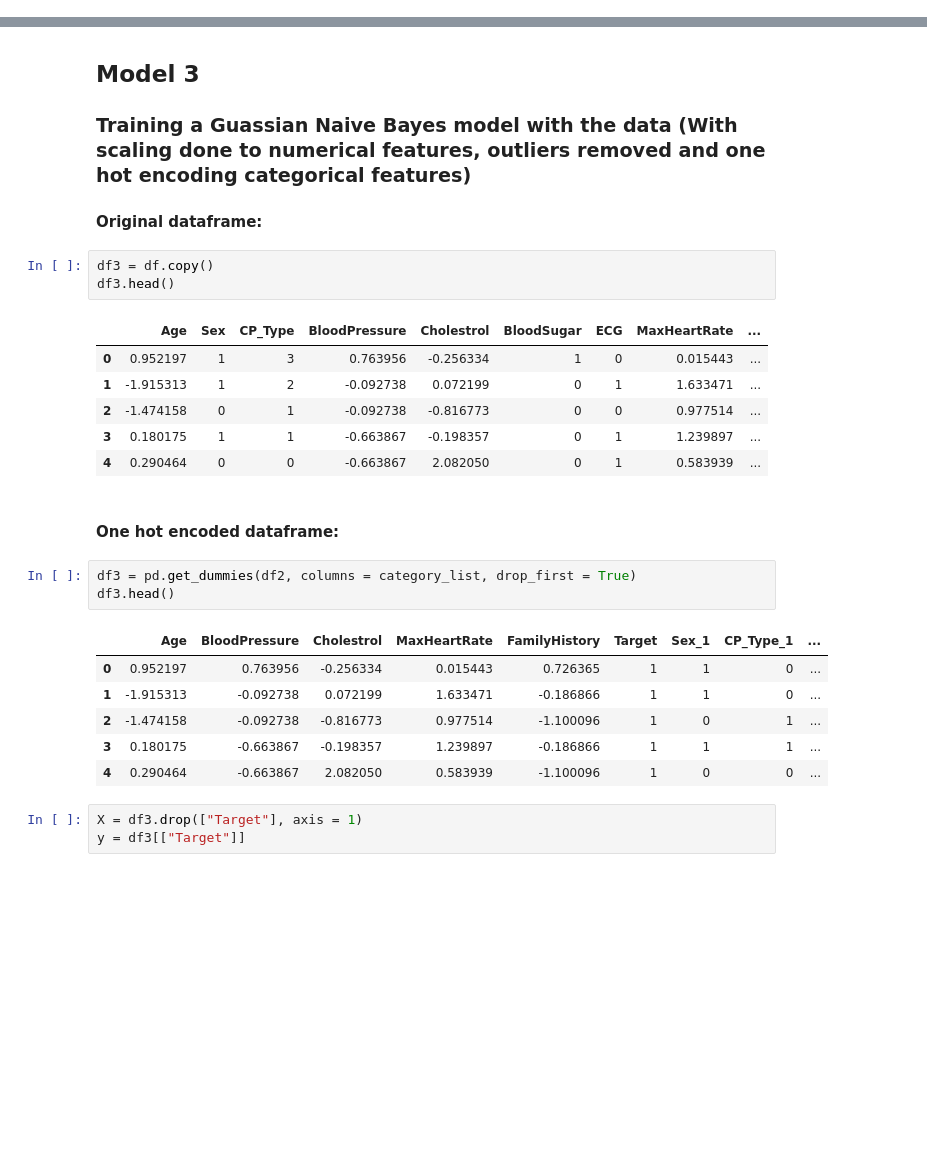
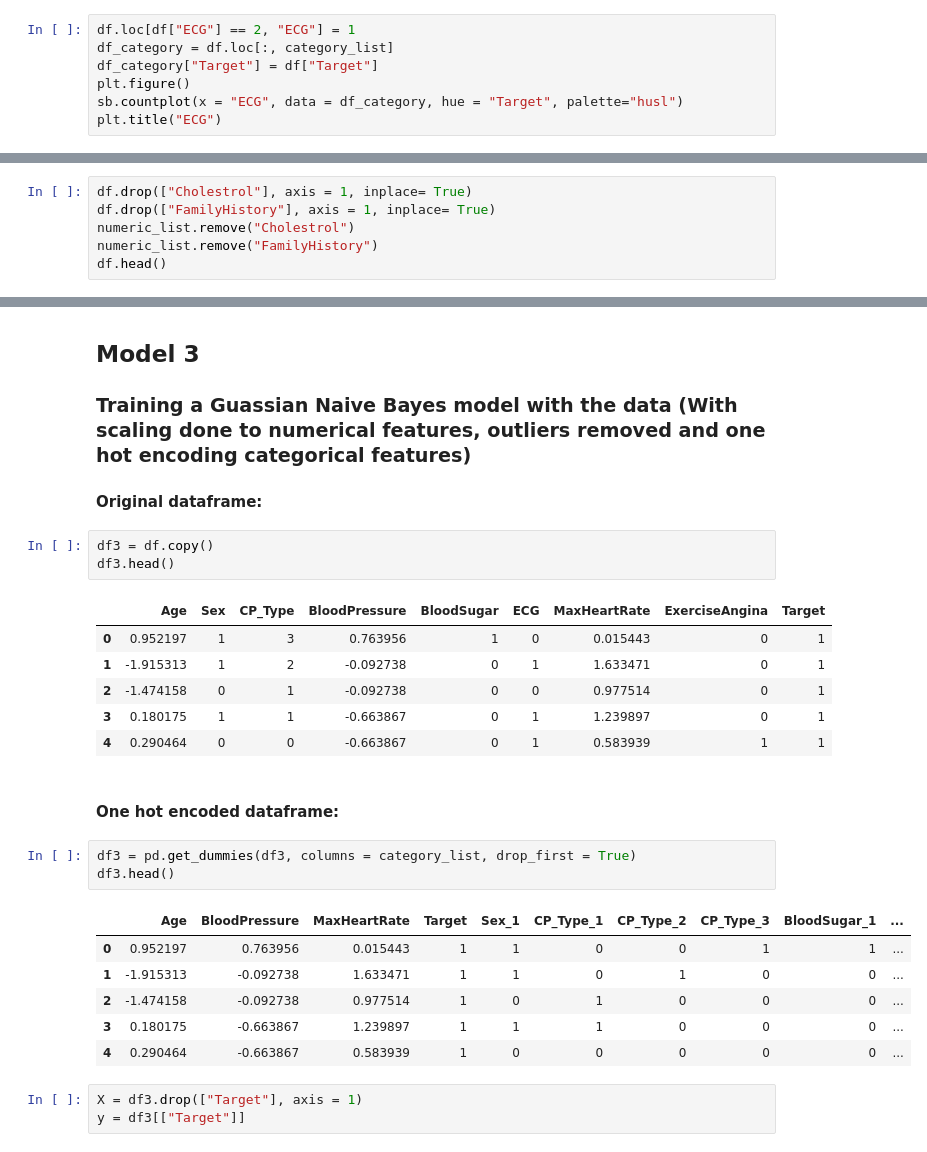
Before and after one commit to Akhilsudh/BITS-Assignment, a Jupyter notebook: Semester 2/Applied Machine Learning/2021MT12054_Akhil_S.ipynb, the cells around one changed output, grey strips where cells are left out. Cells and saved outputs as stored; diff of their text form; blank space fills up the shorter version.

```diff
--- a/Semester 2/Applied Machine Learning/2021MT12054_Akhil_S.ipynb
+++ b/Semester 2/Applied Machine Learning/2021MT12054_Akhil_S.ipynb
@@ -189,0 +208,7 @@ We see that there is less data for some categorical values (Like for ECG=2 and B
+# %%
+df.loc[df["ECG"] == 2, "ECG"] = 1
+df_category = df.loc[:, category_list]
+df_category["Target"] = df["Target"]
+plt.figure()
+sb.countplot(x = "ECG", data = df_category, hue = "Target", palette="husl")
+plt.title("ECG")
@@ -189,0 +274,6 @@ We see that there is less data for some categorical values (Like for ECG=2 and B
+# %%
+df.drop(["Cholestrol"], axis = 1, inplace= True)
+df.drop(["FamilyHistory"], axis = 1, inplace= True)
+numeric_list.remove("Cholestrol")
+numeric_list.remove("FamilyHistory")
+df.head()
@@ -408,24 +511,24 @@ None of the features seem to correlate with each other and hence we cannot do fe
 df3 = df.copy()
 df3.head()
 # %% [output]
-|  | Age | Sex | CP_Type | BloodPressure | Cholestrol | BloodSugar | ECG | MaxHeartRate | ... |
-| 0 | 0.952197 | 1 | 3 | 0.763956 | -0.256334 | 1 | 0 | 0.015443 | ... |
-| 1 | -1.915313 | 1 | 2 | -0.092738 | 0.072199 | 0 | 1 | 1.633471 | ... |
-| 2 | -1.474158 | 0 | 1 | -0.092738 | -0.816773 | 0 | 0 | 0.977514 | ... |
-| 3 | 0.180175 | 1 | 1 | -0.663867 | -0.198357 | 0 | 1 | 1.239897 | ... |
-| 4 | 0.290464 | 0 | 0 | -0.663867 | 2.082050 | 0 | 1 | 0.583939 | ... |
+|  | Age | Sex | CP_Type | BloodPressure | BloodSugar | ECG | MaxHeartRate | ExerciseAngina | Target |
+| 0 | 0.952197 | 1 | 3 | 0.763956 | 1 | 0 | 0.015443 | 0 | 1 |
+| 1 | -1.915313 | 1 | 2 | -0.092738 | 0 | 1 | 1.633471 | 0 | 1 |
+| 2 | -1.474158 | 0 | 1 | -0.092738 | 0 | 0 | 0.977514 | 0 | 1 |
+| 3 | 0.180175 | 1 | 1 | -0.663867 | 0 | 1 | 1.239897 | 0 | 1 |
+| 4 | 0.290464 | 0 | 0 | -0.663867 | 0 | 1 | 0.583939 | 1 | 1 |
 # %% [markdown]
 #### One hot encoded dataframe:
 # %%
-df3 = pd.get_dummies(df2, columns = category_list, drop_first = True)
+df3 = pd.get_dummies(df3, columns = category_list, drop_first = True)
 df3.head()
 # %% [output]
-|  | Age | BloodPressure | Cholestrol | MaxHeartRate | FamilyHistory | Target | Sex_1 | CP_Type_1 | ... |
-| 0 | 0.952197 | 0.763956 | -0.256334 | 0.015443 | 0.726365 | 1 | 1 | 0 | ... |
-| 1 | -1.915313 | -0.092738 | 0.072199 | 1.633471 | -0.186866 | 1 | 1 | 0 | ... |
-| 2 | -1.474158 | -0.092738 | -0.816773 | 0.977514 | -1.100096 | 1 | 0 | 1 | ... |
-| 3 | 0.180175 | -0.663867 | -0.198357 | 1.239897 | -0.186866 | 1 | 1 | 1 | ... |
-| 4 | 0.290464 | -0.663867 | 2.082050 | 0.583939 | -1.100096 | 1 | 0 | 0 | ... |
+|  | Age | BloodPressure | MaxHeartRate | Target | Sex_1 | CP_Type_1 | CP_Type_2 | CP_Type_3 | BloodSugar_1 | ... |
+| 0 | 0.952197 | 0.763956 | 0.015443 | 1 | 1 | 0 | 0 | 1 | 1 | ... |
+| 1 | -1.915313 | -0.092738 | 1.633471 | 1 | 1 | 0 | 1 | 0 | 0 | ... |
+| 2 | -1.474158 | -0.092738 | 0.977514 | 1 | 0 | 1 | 0 | 0 | 0 | ... |
+| 3 | 0.180175 | -0.663867 | 1.239897 | 1 | 1 | 1 | 0 | 0 | 0 | ... |
+| 4 | 0.290464 | -0.663867 | 0.583939 | 1 | 0 | 0 | 0 | 0 | 0 | ... |
 # %%
 X = df3.drop(["Target"], axis = 1)
 y = df3[["Target"]]
```
Also changed, not shown: parts of 41 cells of this notebook, 2 other files.
